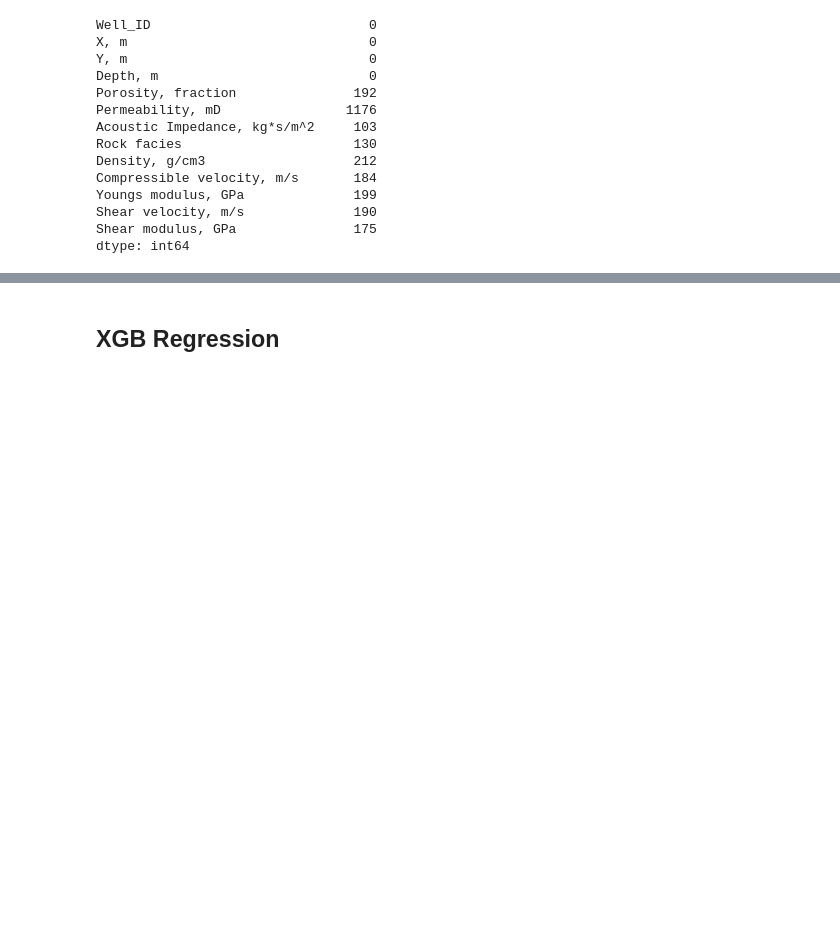
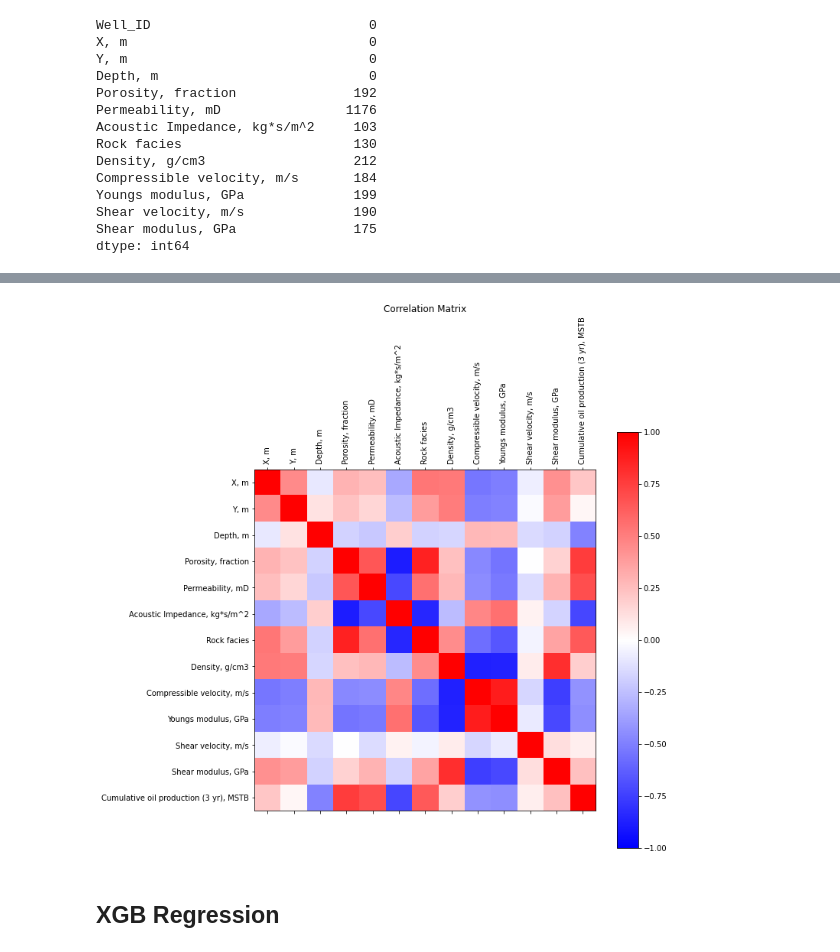
Before and after one commit to fraclad/MOAR-Drilling, a Jupyter notebook: notebooks/Irvin_EDA-Copy1.ipynb, the cells around one changed output, grey strips where cells are left out. Cells and saved outputs as stored; diff of their text form; code cells hidden in the pictures; blank space fills up the shorter version.

Commit message:
Added correlation Matrix

```diff
--- a/notebooks/Irvin_EDA-Copy1.ipynb
+++ b/notebooks/Irvin_EDA-Copy1.ipynb
@@ -177,6 +177,19 @@ dfProdFinal.corr()
 | Shear velocity, m/s | -0.070208 | -0.020894 | -0.146121 | -0.001359 | -0.134847 | 0.051557 | -0.041267 | ... |
 | Shear modulus, GPa | 0.434179 | 0.384918 | -0.175220 | 0.177810 | 0.290709 | -0.170844 | 0.353018 | ... |
 | Cumulative oil production (3 yr),... | 0.222396 | 0.037999 | -0.486005 | 0.763920 | 0.692084 | -0.722983 | 0.643482 | ... |
+# %%
+def plot_corr(dataframe,size=10):                       # plots a correlation matrix as a heat map
+    corr = dataframe.corr()
+    fig, ax = plt.subplots(figsize=(size, size))
+    im = ax.matshow(corr,vmin = -1.0, vmax = 1.0, cmap = "bwr")
+    plt.xticks(range(len(corr.columns)), corr.columns, rotation = 90);
+    plt.yticks(range(len(corr.columns)), corr.columns);
+    plt.colorbar(im, orientation = 'vertical')
+    plt.title('Correlation Matrix')
+# %%
+plot_corr(dfProdFinal)
+# %% [output]
+[figure, added]
 # %%
 X = dfProdFinal.drop(["Cumulative oil production (3 yr), MSTB"], axis=1)
 y = dfProdFinal["Cumulative oil production (3 yr), MSTB"]
```
Also changed, not shown: parts of 8 cells of this notebook.
